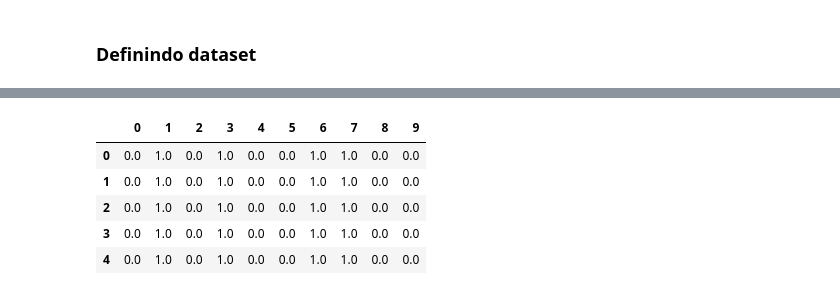
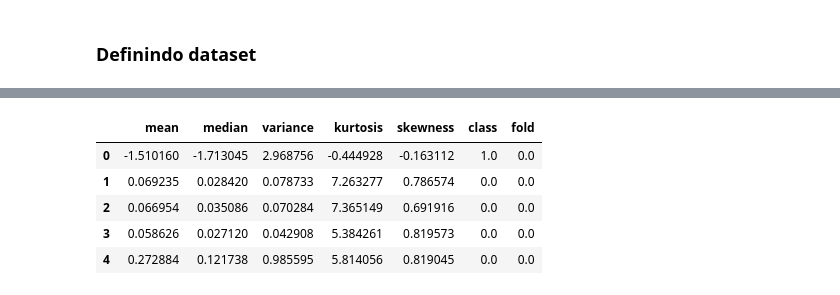
Before and after one commit to cardosorrenan/reconhecimentopadroes-ufc, a Jupyter notebook: trab1_k_nn.ipynb, the cells around one changed output, grey strips where cells are left out. Drawn from its saved outputs; the diff is of its cells as text; code cells hidden in the pictures.

```diff
--- a/trab1_k_nn.ipynb
+++ b/trab1_k_nn.ipynb
@@ -171,9 +206,9 @@ for index_test, point_test in testing_data.iterrows():
 # %%
-output.head()
+dataset.head()
 # %% [output]
-|  | 0 | 1 | 2 | 3 | 4 | 5 | 6 | 7 | 8 | 9 |
-| 0 | 0.0 | 1.0 | 0.0 | 1.0 | 0.0 | 0.0 | 1.0 | 1.0 | 0.0 | 0.0 |
-| 1 | 0.0 | 1.0 | 0.0 | 1.0 | 0.0 | 0.0 | 1.0 | 1.0 | 0.0 | 0.0 |
-| 2 | 0.0 | 1.0 | 0.0 | 1.0 | 0.0 | 0.0 | 1.0 | 1.0 | 0.0 | 0.0 |
-| 3 | 0.0 | 1.0 | 0.0 | 1.0 | 0.0 | 0.0 | 1.0 | 1.0 | 0.0 | 0.0 |
-| 4 | 0.0 | 1.0 | 0.0 | 1.0 | 0.0 | 0.0 | 1.0 | 1.0 | 0.0 | 0.0 |
+|  | mean | median | variance | kurtosis | skewness | class | fold |
+| 0 | -1.510160 | -1.713045 | 2.968756 | -0.444928 | -0.163112 | 1.0 | 0.0 |
+| 1 | 0.069235 | 0.028420 | 0.078733 | 7.263277 | 0.786574 | 0.0 | 0.0 |
+| 2 | 0.066954 | 0.035086 | 0.070284 | 7.365149 | 0.691916 | 0.0 | 0.0 |
+| 3 | 0.058626 | 0.027120 | 0.042908 | 5.384261 | 0.819573 | 0.0 | 0.0 |
+| 4 | 0.272884 | 0.121738 | 0.985595 | 5.814056 | 0.819045 | 0.0 | 0.0 |
```
Also changed, not shown: parts of 22 cells of this notebook.
